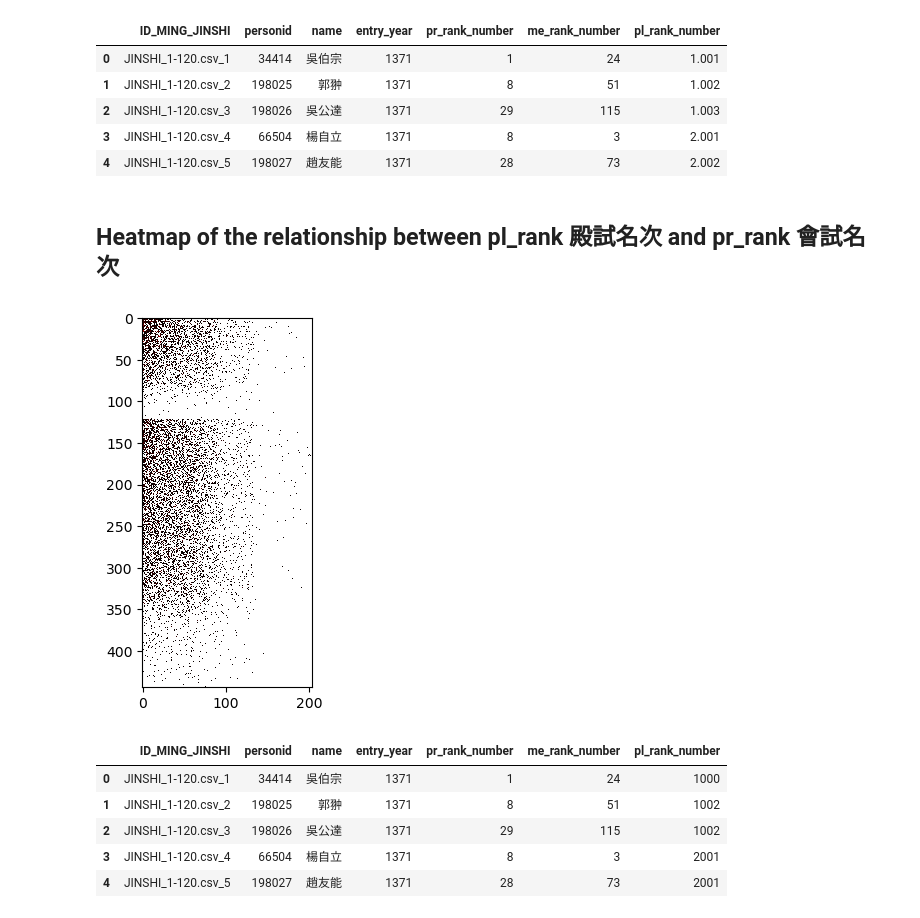
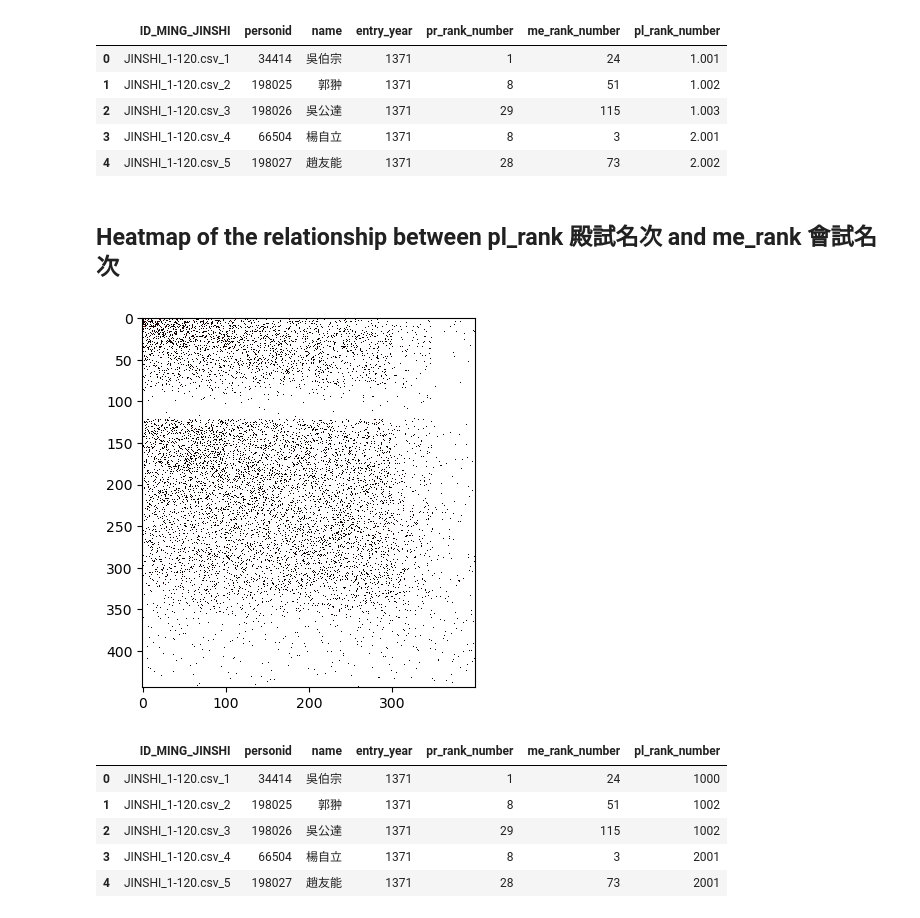
Before and after one commit to sudoghut/ming_provincial_metropolitan_palace_exam_rank_correlation, a Jupyter notebook: ming_provincial_metropolitan_palace_exam_rank_correlation.ipynb, the cells around one changed output. Drawn from its saved outputs; the diff is of its cells as text; code cells hidden in the pictures.

Commit message:
update heatmap

```diff
--- a/ming_provincial_metropolitan_palace_exam_rank_correlation.ipynb
+++ b/ming_provincial_metropolitan_palace_exam_rank_correlation.ipynb
@@ -354,17 +354,17 @@ input_data_df.head()
 | 3 | JINSHI_1-120.csv_4 | 66504 | 楊自立 | 1371 | 8 | 3 | 2.001 |
 | 4 | JINSHI_1-120.csv_5 | 198027 | 趙友能 | 1371 | 28 | 73 | 2.002 |
 # %% [markdown]
-## Heatmap of the relationship between pl_rank 殿試名次 and pr_rank 會試名次
+## Heatmap of the relationship between pl_rank 殿試名次 and me_rank 會試名次
 # %%
 modified_data_df = input_data_df.copy()
 modified_data_df['pl_rank_number'] *= 1000
 modified_data_df['pl_rank_number'] = modified_data_df['pl_rank_number'].astype(int)
-heatmap_data_pl_pr = modified_data_df.groupby(['pl_rank_number', 'pr_rank_number']).size().unstack()
+heatmap_data_pl_pr = modified_data_df.groupby(['pl_rank_number', 'me_rank_number']).size().unstack()
 # heatmap_data_pl_pr = heatmap_data_pl_pr.fillna(0)
 plt.imshow(heatmap_data_pl_pr, cmap='hot', interpolation='nearest')
 plt.show()
 # %% [output]
-[figure, old version]
+[figure, new version]
 # %%
 modified_data_df.head()
 # %% [output]
```
Also changed, not shown: 1 other file.
